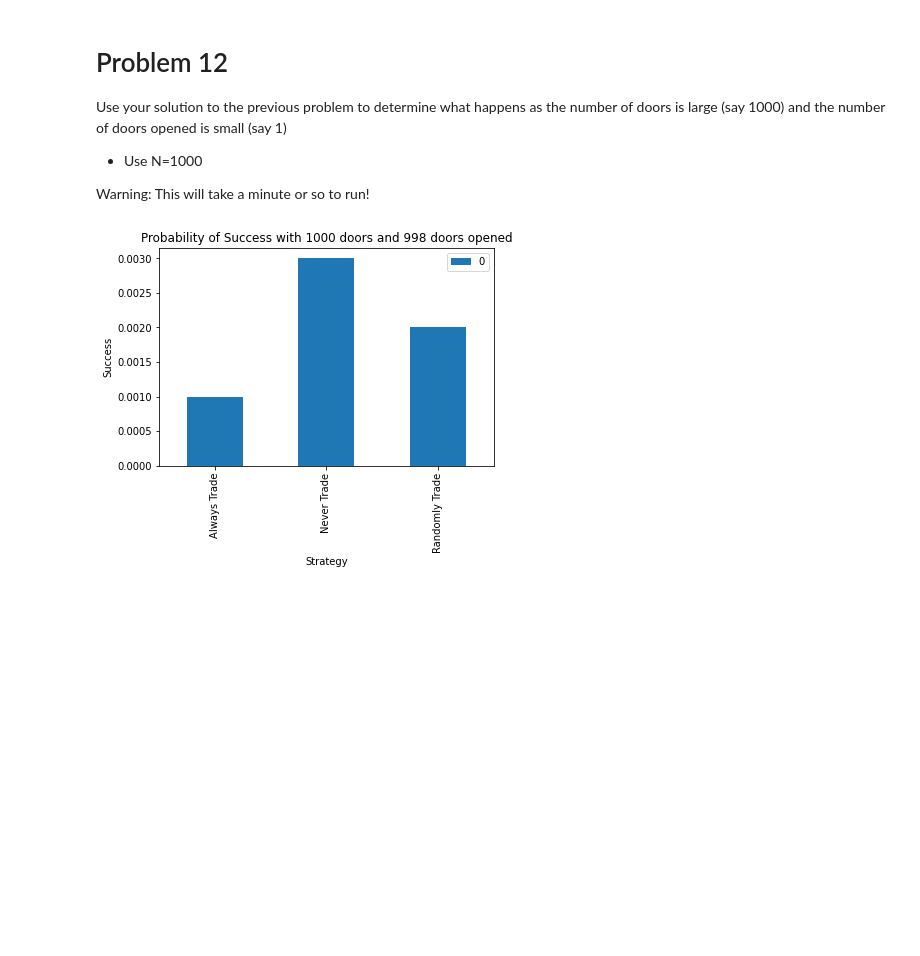
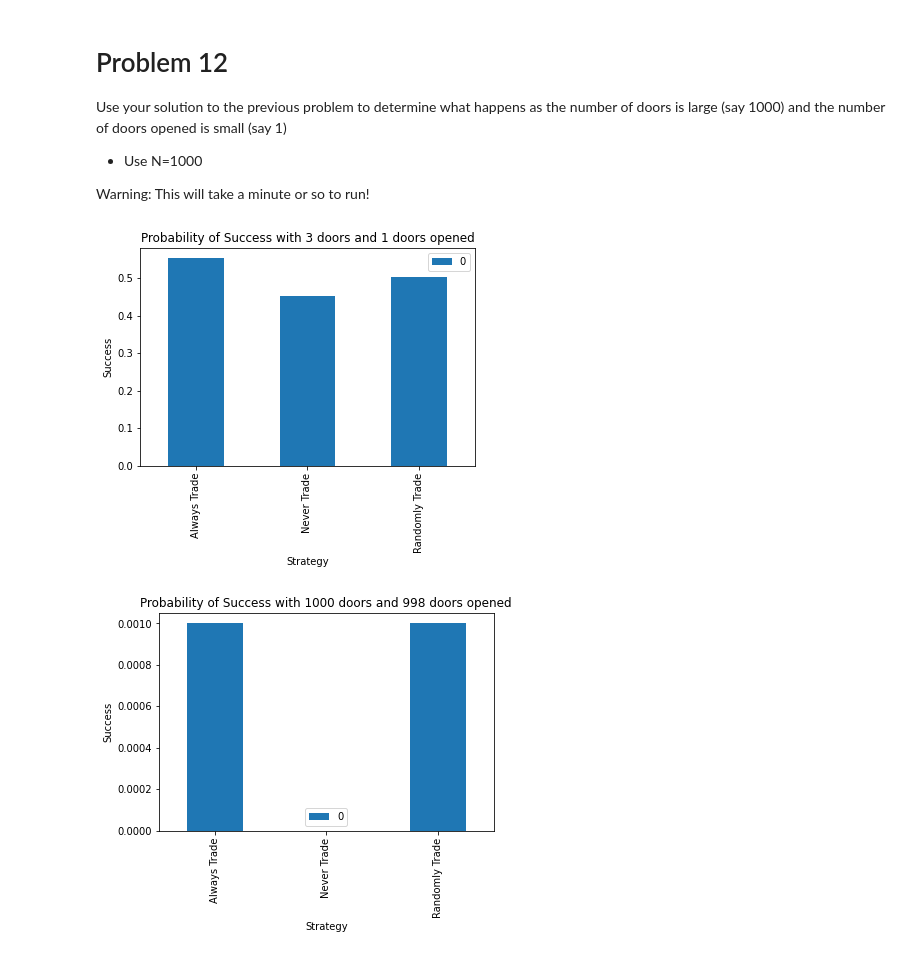
Before and after one commit to ghostpress/CS237-Summer-2-2021, a Jupyter notebook: HW1/HW1.ipynb, the cells around one changed output. Cells and saved outputs as stored; diff of their text form; code cells hidden in the pictures; blank space fills up the shorter version.

```diff
--- a/HW1/HW1.ipynb
+++ b/HW1/HW1.ipynb
@@ -586,10 +586,12 @@ Warning: This will take a minute or so to run!
 # %%
 # Solution
 # What happens when n doors gets large, and num doors to open is also large?
 # P(S)--> 1
-#evaluate_strategy()
-evaluate_strategy(num_doors=1000, num_doors_to_open=998, N=1000)
+
+evaluate_strategy() # testing with base Monty Hall problem seems to produce expected result
+evaluate_strategy(num_doors=1000, num_doors_to_open=998, N=1000)  # but this does not
 # %% [output]
-[figure, old version]
+[figure, new version]
+[figure, added]
 # %%
 print("*" * 100)
```
Also changed, not shown: parts of 13 cells of this notebook.
